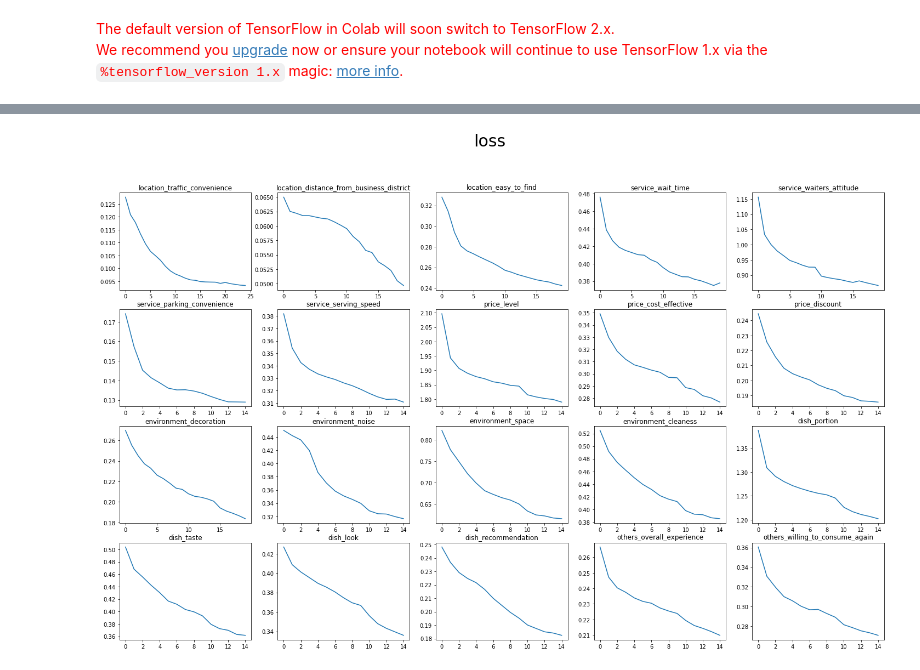
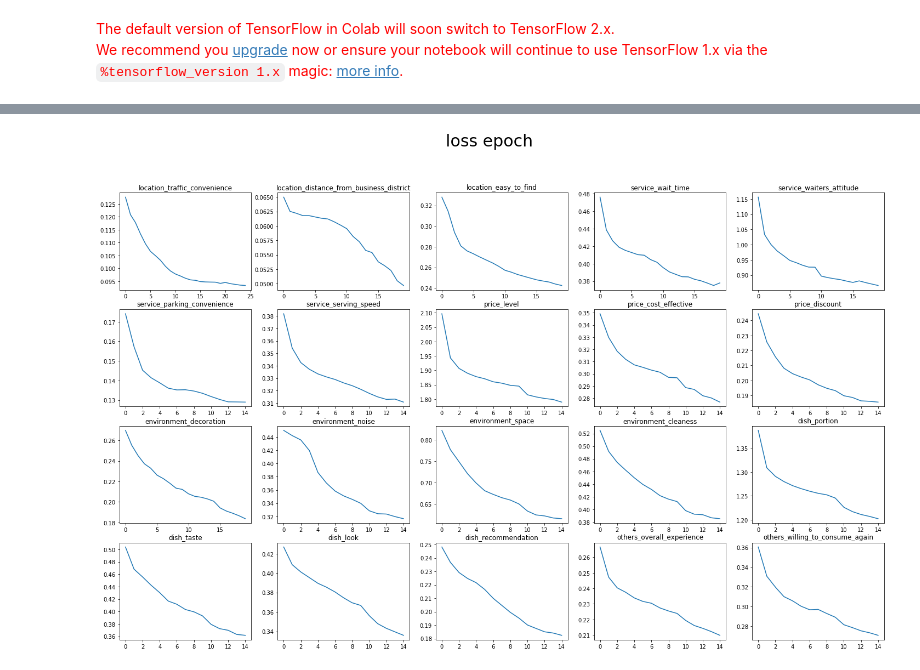
Before and after one commit to NachoLiu1234/assignment, a Jupyter notebook: project2/project_2_evaluate.ipynb, the cells around one changed output, grey strips where cells are left out. Cells and saved outputs as stored; diff of their text form; code cells hidden in the pictures.

```diff
--- a/project2/project_2_evaluate.ipynb
+++ b/project2/project_2_evaluate.ipynb
@@ -266,23 +256,23 @@ price_discount
 # %%
 columns = ['location_traffic_convenience',
    'location_distance_from_business_district', 'location_easy_to_find',
    'service_wait_time', 'service_waiters_attitude',
    'service_parking_convenience', 'service_serving_speed', 'price_level',
    'price_cost_effective', 'price_discount', 'environment_decoration',
    'environment_noise', 'environment_space', 'environment_cleaness',
    'dish_portion', 'dish_taste', 'dish_look', 'dish_recommendation',
    'others_overall_experience', 'others_willing_to_consume_again']
 
 plt.figure(figsize=(25,15))
-plt.suptitle('loss', fontsize=30)
+plt.suptitle('loss epoch', fontsize=30)
 
 for index, key in enumerate(columns):
   loss_path = history_path % key
   with open(loss_path, 'r', -1, 'utf8') as f:
     history = f.readlines()
   history = [json.loads(el)['loss'] for el in history if el.strip()]
   history = sum(history, [])
   plt.subplot(4,5,index+1, title=key)
   plt.plot(range(len(history)), history)
 # %% [output]
-[figure, old version]
+[figure, new version]
```
Also changed, not shown: parts of 4 cells of this notebook.
